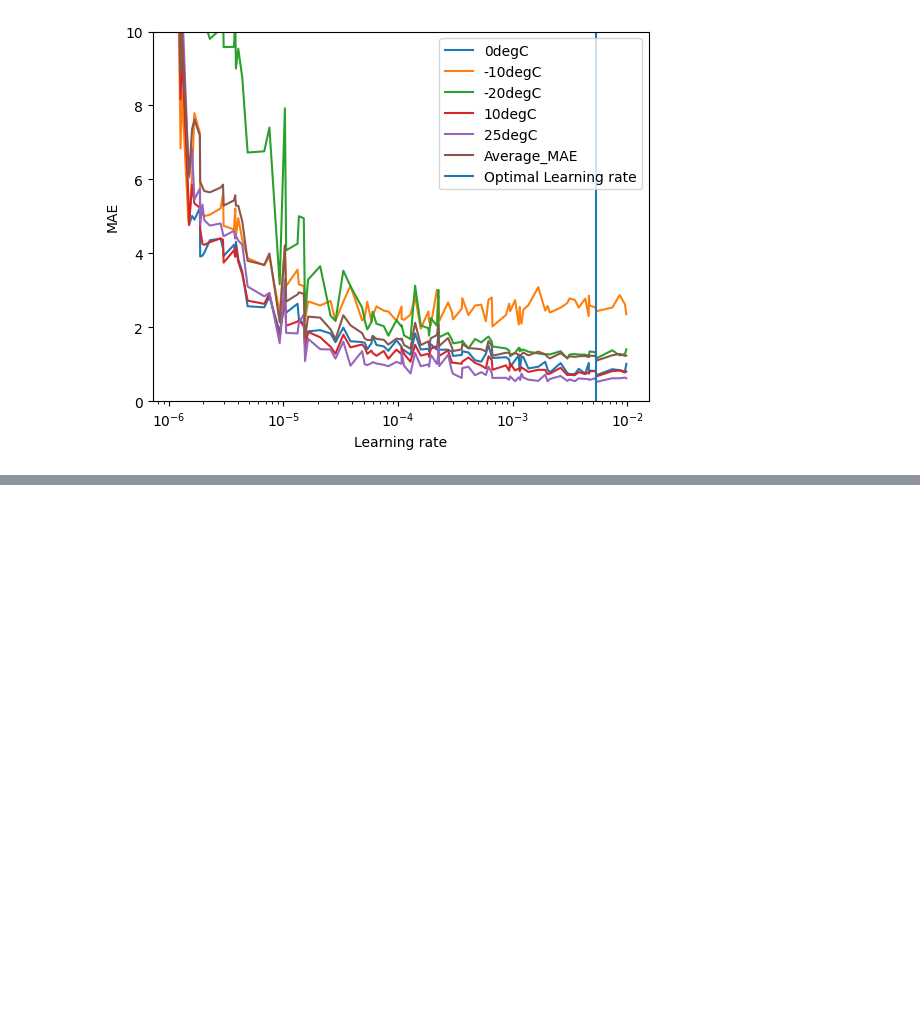
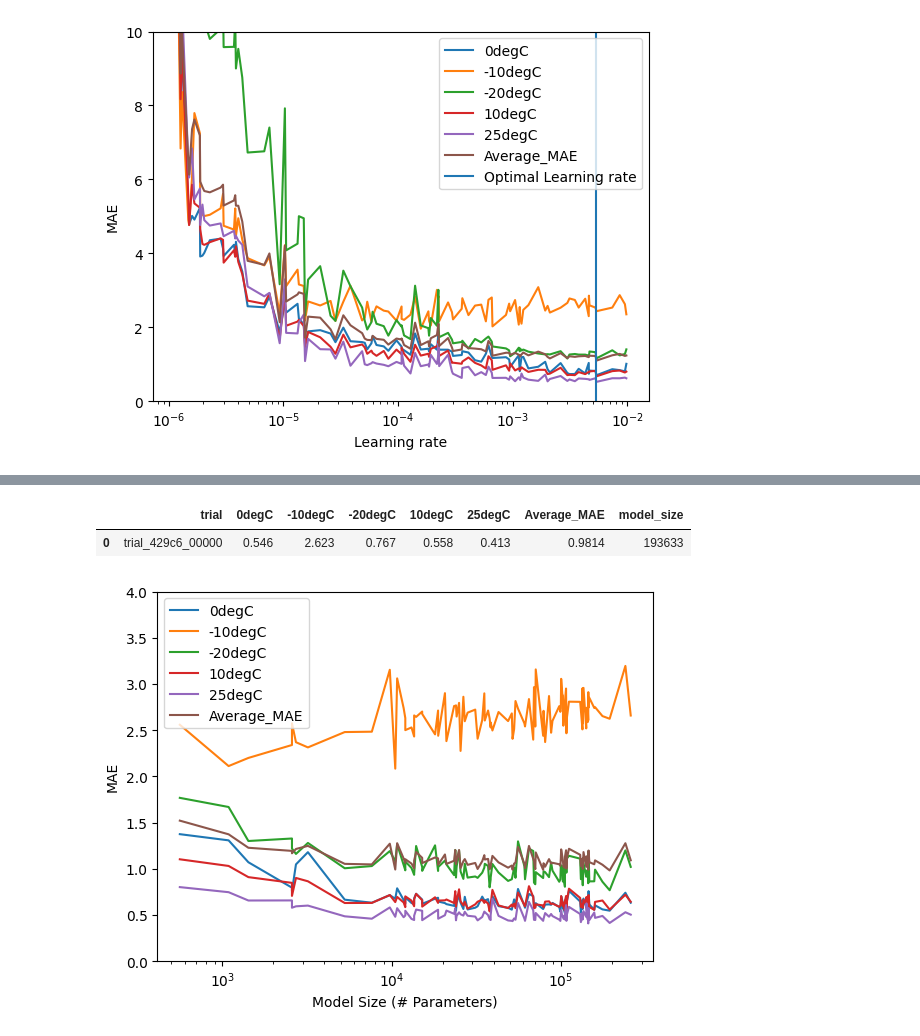
Before and after one commit to StijnWoestenborghs/state-of-charge-estimation, a Jupyter notebook: notebooks/evaluate-hyperparameter-optim.ipynb, the cells around one changed output, grey strips where cells are left out. Drawn from its saved outputs; the diff is of its cells as text; code cells hidden in the pictures; blank space fills up the shorter version.

```diff
--- a/notebooks/evaluate-hyperparameter-optim.ipynb
+++ b/notebooks/evaluate-hyperparameter-optim.ipynb
@@ -66,0 +69,3 @@ plt.show()
+# %%
+EXPERIMENT_TOTEST = "panasonic-hyper-0.0.5"
+test_results = pd.read_csv(f"..//logs//{EXPERIMENT_TOTEST}//test_results.csv")
@@ -66,0 +102,17 @@ plt.show()
+# %%
+features = ['Voltage', 'Current', 'Power', 'Battery_Temp_degC', 'Voltage_MA1000', 'Current_MA1000', 'Voltage_MA400', 'Current_MA400', 'Voltage_MA200', 'Current_MA200', 'Voltage_MA100', 'Current_MA100', 'Voltage_MA50', 'Current_MA50', 'Voltage_MA10', 'Current_MA10']
+# %%
+# Append model size to result
+model_size_dfs = []
+hyper_folders = glob.glob(f"..//logs//{EXPERIMENT_TOTEST}//train_*")[0]
+for trial_folder in glob.glob(f"{hyper_folders}//trial_*"):
+    with open(f"{trial_folder}//params.json", "r") as f:
+        model_layer_sizes = json.load(f)["model_layer_sizes"]
+
+        model = DynamicNet(n_inputs=len(features), layer_sizes=model_layer_sizes)
+
+        pytorch_total_params = sum(p.numel() for p in model.parameters())
+
+        trial_name = os.path.basename(trial_folder)
+        model_size_dfs += [pd.DataFrame([{"trial": trial_name, "model_size": pytorch_total_params}])]
+merged_df = pd.merge(test_results, pd.concat(model_size_dfs), on='trial')
@@ -66,0 +135,20 @@ plt.show()
+# %%
+optim = merged_df[merged_df["Average_MAE"] == min(merged_df["Average_MAE"])]
+optim
+# %% [output]
+|  | trial | 0degC | -10degC | -20degC | 10degC | 25degC | Average_MAE | model_size |
+| 0 | trial_429c6_00000 | 0.546 | 2.623 | 0.767 | 0.558 | 0.413 | 0.9814 | 193633 |
+# %%
+cols = ["0degC", "-10degC", "-20degC", "10degC", "25degC", "Average_MAE"]
+
+for col in cols:
+    merged_df = merged_df.sort_values(by='model_size', ascending=True)
+    plt.plot(merged_df["model_size"], merged_df[col], label=col)
+    plt.xlabel("Model Size (# Parameters)")
+    plt.ylabel("MAE")
+    plt.xscale("log")
+    plt.ylim(0, 4)
+plt.legend(loc='upper left')
+plt.show()
+# %% [output]
+[figure, added]
```
Also changed, not shown: parts of 5 cells of this notebook, 4 other files.
